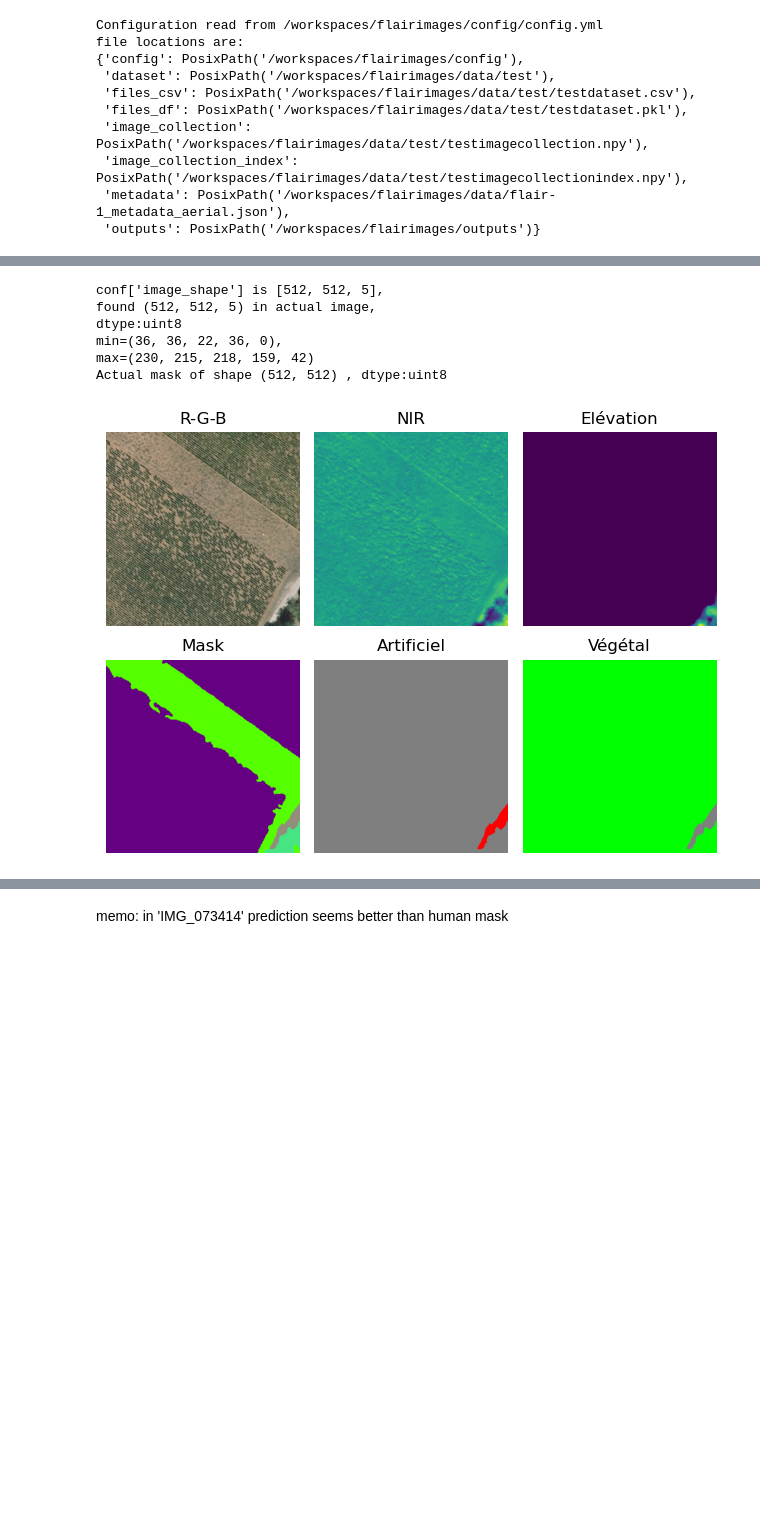
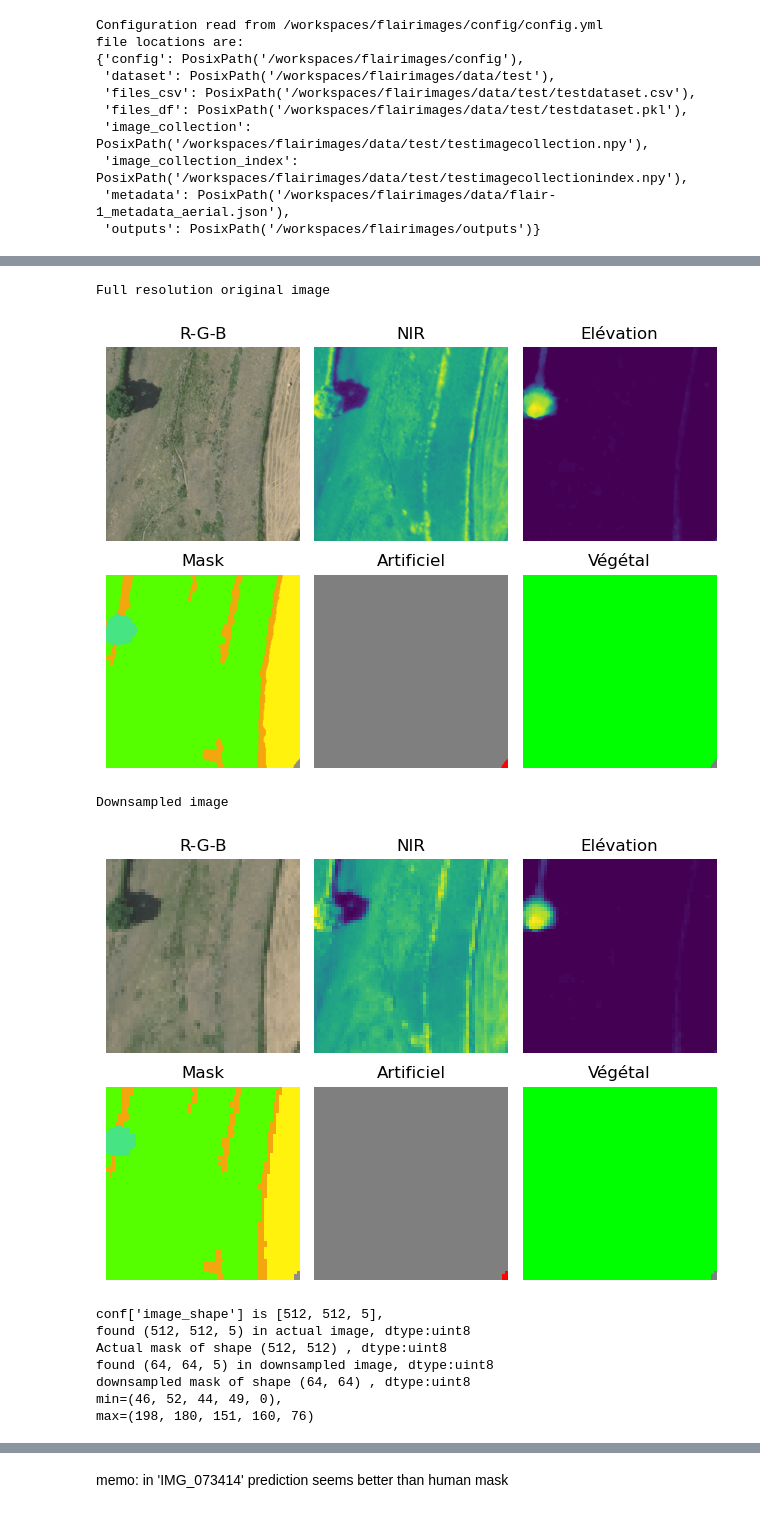
Before and after one commit to ChallengeDataTest/flairimages, a Jupyter notebook: src/explore.ipynb, the cells around one changed output, grey strips where cells are left out. Cells and saved outputs as stored; diff of their text form; code cells hidden in the pictures; blank space fills up the shorter version.

```diff
--- a/src/explore.ipynb
+++ b/src/explore.ipynb
@@ -44,10 +43,10 @@ file locations are:
 # read the image and masks data in np.array format
 
 # read the sample table in csv format
-df = read_samples_df(conf=conf)
+files_df = read_samples_df(conf=conf)
 # set to  indexing by number for simplicity (and memory ?)
-df.reset_index(drop=False, inplace=True)
-df.head()
+files_df.reset_index(drop=False, inplace=True)
+files_df.head()
 # %% [output]
 |  | name | image | mask | domain | zone | patch_centroid_x | patch_centroid_y | patch_centroid_z | ... |
 | 0 | IMG_062613 | /workspaces/flairimages/data/test... | /workspaces/flairimages/data/test... | D012_2019 | Z10_UU | 705075.2 | 6358476.8 | 701.719971 | ... |
@@ -59,7 +58,7 @@ df.head()
 image_data, image_indices = read_image_collection(conf=conf)
 # %%
 
-def show_image_and_masks(img,msk):
+def show_image_and_masks(img:np.array,mask:np.array):
     """
     Display the image and the masks in a 2x3 grid
     """   #
@@ -78,20 +77,20 @@ def show_image_and_masks(img,msk):
     plt.title("Elévation")
     plt.axis("off")
     #
-    msk_rgb = class_to_rgb(arr=msk, conf=conf)
+    msk_rgb = class_to_rgb(arr=mask, conf=conf)
     plt.subplot(2,3,4)
     plt.imshow(msk_rgb)
     plt.title("Mask")
     plt.axis("off")
     #
-    msk_artificial = class_to_artificial(arr=msk, conf=conf)
+    msk_artificial = class_to_artificial(arr=mask, conf=conf)
     msk_rgb = artificial_to_rgb(arr=msk_artificial, conf=conf)
     plt.subplot(2,3,5)
     plt.imshow(msk_rgb)
     plt.title("Artificiel")
     plt.axis("off")
     #
-    msk_vegetal = class_to_vegetal(arr=msk, conf=conf)
+    msk_vegetal = class_to_vegetal(arr=mask, conf=conf)
     msk_rgb = vegetal_to_rgb(arr=msk_vegetal, conf=conf)
     plt.subplot(2,3,6)
     plt.imshow(msk_rgb)
@@ -102,28 +101,51 @@ def show_image_and_masks(img,msk):
 # %%
 # see some images in original resolution and
 # set seed for df.sample() to get reproducible results
-seed = 10041959
-np.random.seed(seed)
+if False:
+    seed = 10041958
+    np.random.seed(seed)
 
 #TODO: select a random index in image_indices, not directly from df
 # select a random record from df
 # and extract the name, image and mask file paths.
-name, image_file, mask_file = df.sample().iloc[0][['name','image', 'mask']].values
-img = skio.imread(image_file, plugin='tifffile')
-msk = skio.imread(mask_file)
+some_i = np.random.choice(image_indices.shape[0])
+im_index = image_indices[some_i]
+
+# down_sampled image and mask
+img = image_data[some_i,:,:,:-3]
+mask = image_data[some_i,:,:,-3]
+
+# full resolution image and mask
+name, image_file, mask_file = files_df.iloc[im_index][['name','image', 'mask']].values
+img_full_resolution = skio.imread(image_file, plugin='tifffile')
+mask_full_resolution = skio.imread(mask_file)
 #
-show_image_and_masks(img=img, msk=msk)
+print(f"Full resolution original image")
+show_image_and_masks(img=img_full_resolution, mask=mask_full_resolution)
+plt.show()
+print(f"Downsampled image")
+show_image_and_masks(img=img, mask=mask)
+plt.show()
+
 
 #TODO: do the same for the downsampled image and mask
 #
-print(f"conf['image_shape'] is {conf['image_shape']}, \nfound {img.shape} in actual image, \ndtype:{img.dtype}")
+print(f"conf['image_shape'] is {conf['image_shape']},")
+print(f"found {img_full_resolution.shape} in actual image, dtype:{img_full_resolution.dtype}")
+print(f"Actual mask of shape {mask_full_resolution.shape} , dtype:{mask_full_resolution.dtype}")
+print(f"found {img.shape} in downsampled image, dtype:{img_full_resolution.dtype}")
+print(f"downsampled mask of shape {mask.shape} , dtype:{mask.dtype}")
+
 print(f"min={tuple(img.min(axis=(0,1)))},\nmax={tuple(img.max(axis=(0,1)))}")
-print(f"Actual mask of shape {msk.shape} , dtype:{img.dtype}")
 # %% [output]
-conf['image_shape'] is [512, 512, 5],
-found (512, 512, 5) in actual image,
-dtype:uint8
-min=(36, 36, 22, 36, 0),
-max=(230, 215, 218, 159, 42)
-Actual mask of shape (512, 512) , dtype:uint8
+Full resolution original image
-[figure, old version]
+[figure, new version]
+Downsampled image
+[figure, added]
+conf['image_shape'] is [512, 512, 5],
+found (512, 512, 5) in actual image, dtype:uint8
+Actual mask of shape (512, 512) , dtype:uint8
+found (64, 64, 5) in downsampled image, dtype:uint8
+downsampled mask of shape (64, 64) , dtype:uint8
+min=(46, 52, 44, 49, 0),
+max=(198, 180, 151, 160, 76)
```
Also changed, not shown: parts of 12 cells of this notebook, 5 other files.
